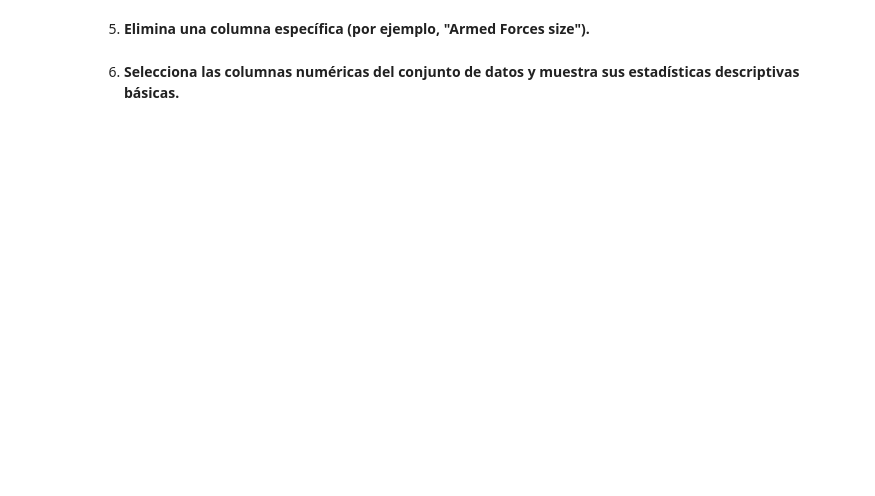
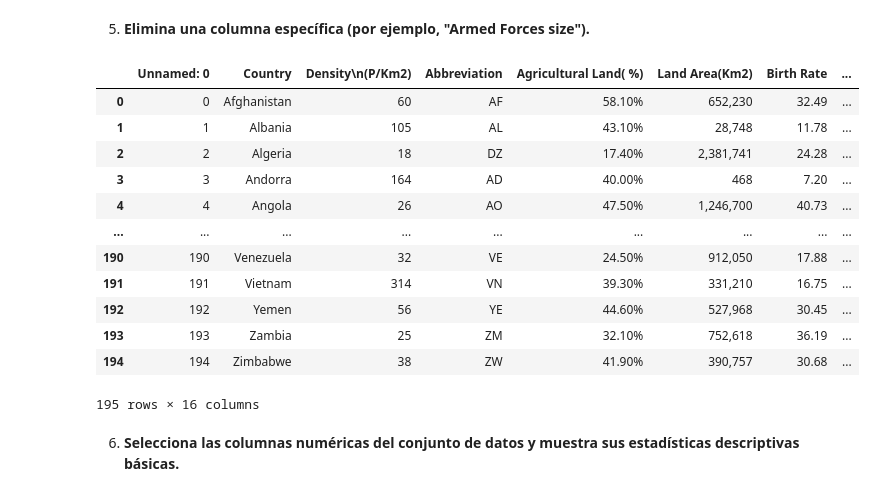
Before and after one commit to MabelMaff/pair-programming-H-module-3-Fernanda-y-Mabel, a Jupyter notebook: Lecciones/Leccion3_modulo03_EDA.ipynb, the cells around one changed output. Saved outputs shown, nothing was run; the diff lists cells and outputs as text; code cells hidden in the pictures; blank space fills up the shorter version.

```diff
--- a/Lecciones/Leccion3_modulo03_EDA.ipynb
+++ b/Lecciones/Leccion3_modulo03_EDA.ipynb
@@ -56,4 +184,20 @@ data = pd.read_csv('world-data-2023-part1.csv')
 # %% [markdown]
 5. **Elimina una columna específica (por ejemplo, "Armed Forces size").**
+# %%
+data.drop(columns= "Armed Forces size")
+# %% [output]
+|  | Unnamed: 0 | Country | Density\n(P/Km2) | Abbreviation | Agricultural Land( %) | Land Area(Km2) | Birth Rate | ... |
+| 0 | 0 | Afghanistan | 60 | AF | 58.10% | 652,230 | 32.49 | ... |
+| 1 | 1 | Albania | 105 | AL | 43.10% | 28,748 | 11.78 | ... |
+| 2 | 2 | Algeria | 18 | DZ | 17.40% | 2,381,741 | 24.28 | ... |
+| 3 | 3 | Andorra | 164 | AD | 40.00% | 468 | 7.20 | ... |
+| 4 | 4 | Angola | 26 | AO | 47.50% | 1,246,700 | 40.73 | ... |
+| ... | ... | ... | ... | ... | ... | ... | ... | ... |
+| 190 | 190 | Venezuela | 32 | VE | 24.50% | 912,050 | 17.88 | ... |
+| 191 | 191 | Vietnam | 314 | VN | 39.30% | 331,210 | 16.75 | ... |
+| 192 | 192 | Yemen | 56 | YE | 44.60% | 527,968 | 30.45 | ... |
+| 193 | 193 | Zambia | 25 | ZM | 32.10% | 752,618 | 36.19 | ... |
+| 194 | 194 | Zimbabwe | 38 | ZW | 41.90% | 390,757 | 30.68 | ... |
+195 rows × 16 columns
 # %% [markdown]
 6. **Selecciona las columnas numéricas del conjunto de datos y muestra sus estadísticas descriptivas básicas.**
```
Also changed, not shown: parts of 24 cells of this notebook, 1 other file.
